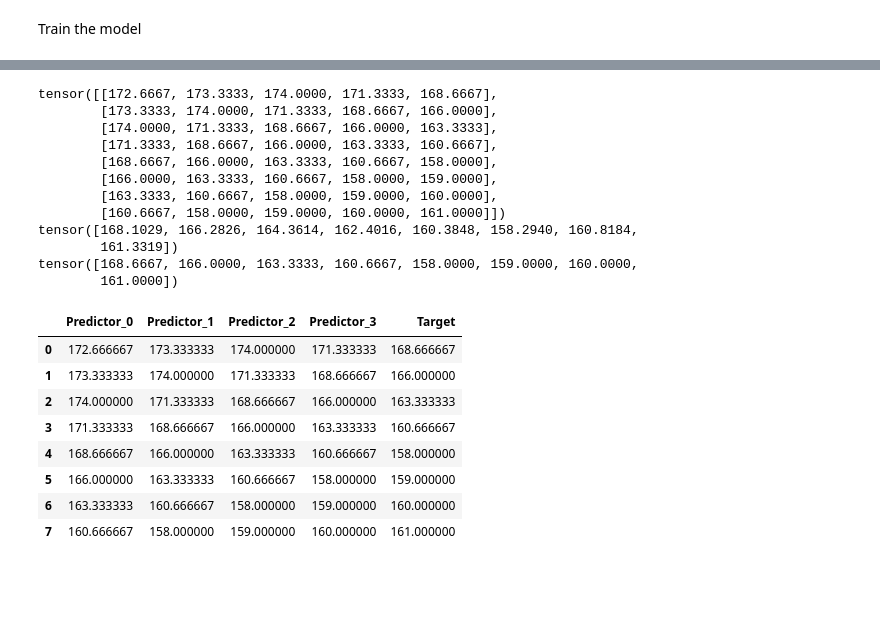
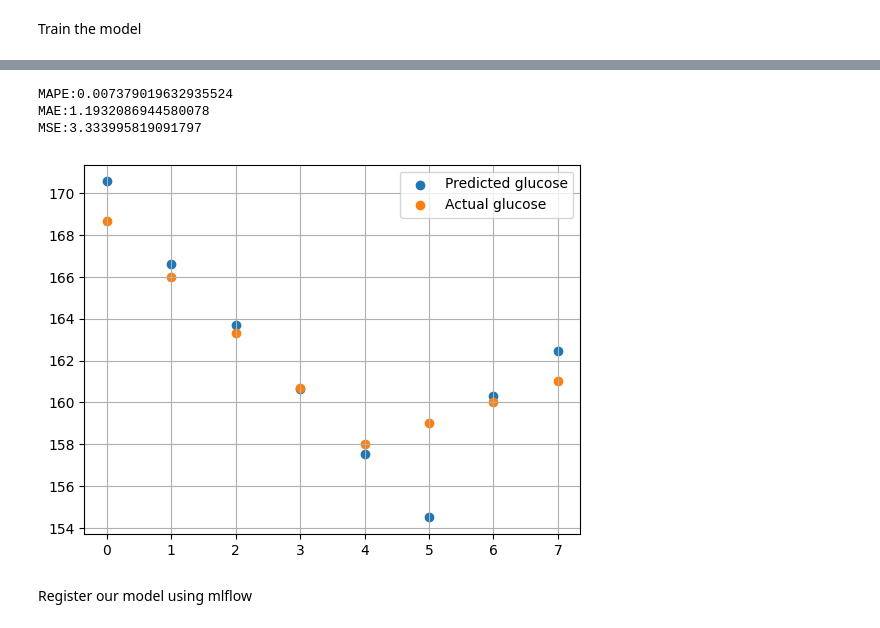
Before and after one commit to Arturo2711/Hypoglycemia_Prediction, a Jupyter notebook: notebooks/rnn.ipynb, the cells around one changed output, grey strips where cells are left out. Cells and saved outputs as stored; diff of their text form; code cells hidden in the pictures; blank space fills up the shorter version.

```diff
--- a/notebooks/rnn.ipynb
+++ b/notebooks/rnn.ipynb
@@ -46,7 +48,7 @@ from scripts.window_regressor import Window_Regressor
 # %%
 batch_size = 12
 input_size = 1
-hidden_size = 6
+hidden_size = 8
 window_size = 4
 # %%
 train = Window_Regressor(data['glucose'][:-batch_size], window_size=window_size, horizon=1).generate_data_set()
@@ -142,35 +140,25 @@ def predict_recursive(model, last_window, n_steps):
 # %%
 with torch.no_grad():
     for x in test_loader:
         batch = x[0]
         x = batch[:, :-1]
         y = batch[:, -1]
         output_model = model(x.unsqueeze(-1))
-        print(batch)
-        print(output_model)
-        print(y)
+        mape = mean_absolute_percentage_error(y, output_model)
+        mae = mean_absolute_error(y, output_model)
+        mse = mean_squared_error(y, output_model)
+        print(f'MAPE:{mape}')
+        print(f'MAE:{mae}')
+        print(f'MSE:{mse}')
+        plt.scatter(range(y.size()[0]), output_model, label='Predicted glucose')
+        plt.scatter(range(y.size()[0]), y, label='Actual glucose')
+        plt.legend()
+        plt.grid()
+        plt.show()
 # %% [output]
-tensor([[172.6667, 173.3333, 174.0000, 171.3333, 168.6667],
-        [173.3333, 174.0000, 171.3333, 168.6667, 166.0000],
-        [174.0000, 171.3333, 168.6667, 166.0000, 163.3333],
-        [171.3333, 168.6667, 166.0000, 163.3333, 160.6667],
-        [168.6667, 166.0000, 163.3333, 160.6667, 158.0000],
-        [166.0000, 163.3333, 160.6667, 158.0000, 159.0000],
-        [163.3333, 160.6667, 158.0000, 159.0000, 160.0000],
-        [160.6667, 158.0000, 159.0000, 160.0000, 161.0000]])
-tensor([168.1029, 166.2826, 164.3614, 162.4016, 160.3848, 158.2940, 160.8184,
-        161.3319])
-tensor([168.6667, 166.0000, 163.3333, 160.6667, 158.0000, 159.0000, 160.0000,
-        161.0000])
+MAPE:0.007379019632935524
+MAE:1.1932086944580078
+MSE:3.333995819091797
+[figure, added]
-# %%
-test
-# %% [output]
-|  | Predictor_0 | Predictor_1 | Predictor_2 | Predictor_3 | Target |
-| 0 | 172.666667 | 173.333333 | 174.000000 | 171.333333 | 168.666667 |
-| 1 | 173.333333 | 174.000000 | 171.333333 | 168.666667 | 166.000000 |
-| 2 | 174.000000 | 171.333333 | 168.666667 | 166.000000 | 163.333333 |
-| 3 | 171.333333 | 168.666667 | 166.000000 | 163.333333 | 160.666667 |
-| 4 | 168.666667 | 166.000000 | 163.333333 | 160.666667 | 158.000000 |
-| 5 | 166.000000 | 163.333333 | 160.666667 | 158.000000 | 159.000000 |
-| 6 | 163.333333 | 160.666667 | 158.000000 | 159.000000 | 160.000000 |
-| 7 | 160.666667 | 158.000000 | 159.000000 | 160.000000 | 161.000000 |
+# %% [markdown]
+Register our model using mlflow
```
Also changed, not shown: parts of 16 cells of this notebook, 1 other file.
